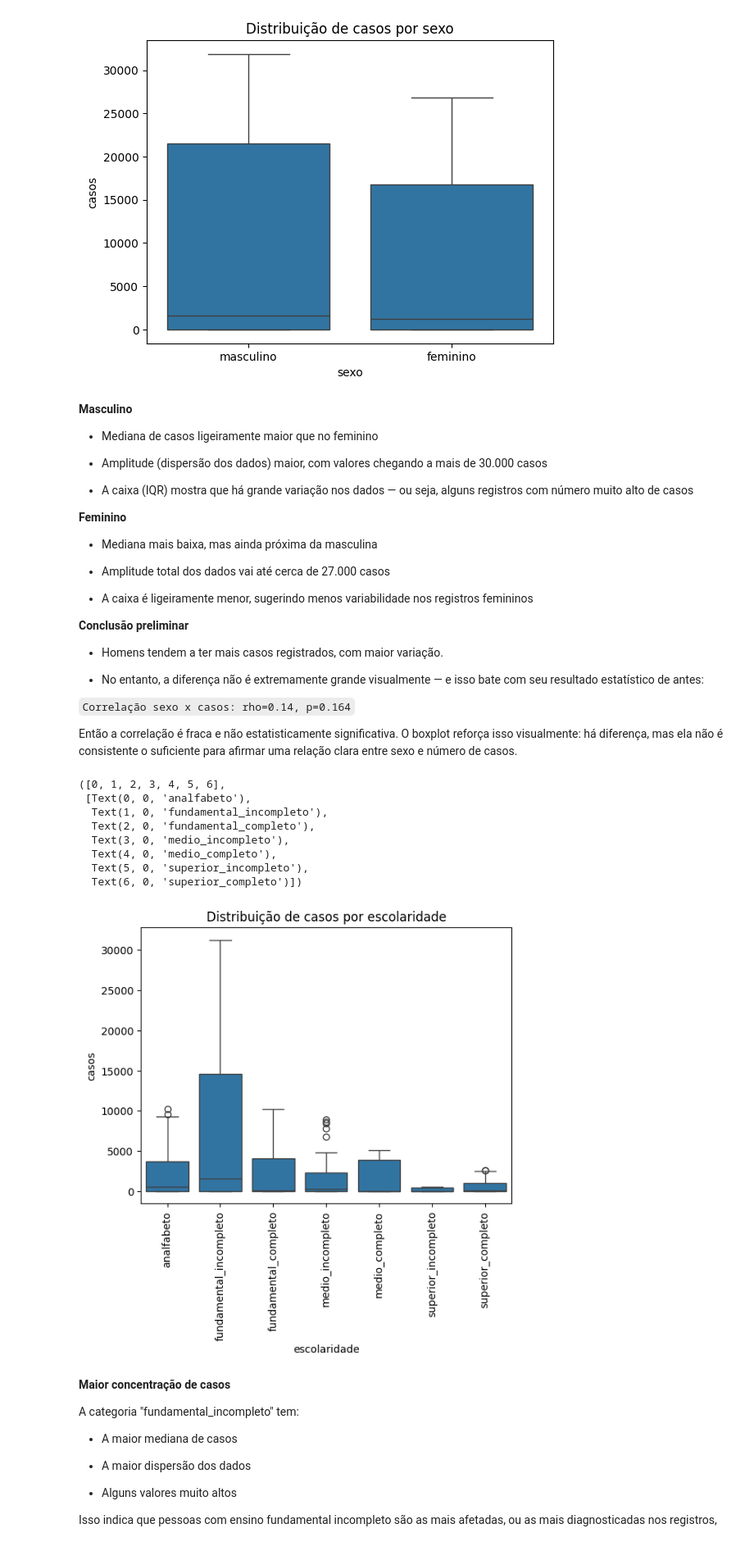
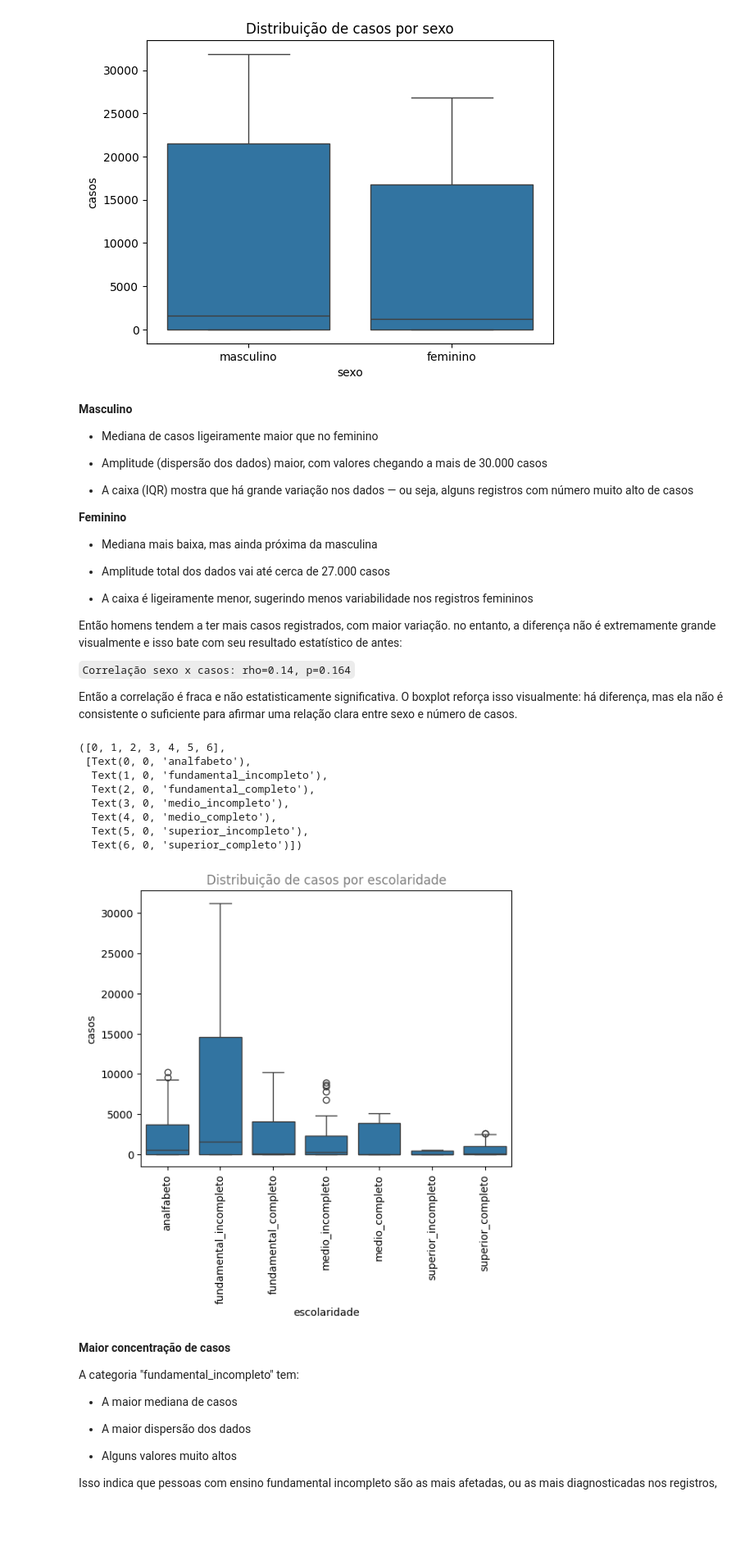
Before and after one commit to keyscarvalho/hanseniase_brasil, a Jupyter notebook: analises.ipynb, the cells around one changed output. Shown at 82% size. Drawn from its saved outputs; the diff is of its cells as text; code cells hidden in the pictures; blank space fills up the shorter version.

````diff
--- a/analises.ipynb
+++ b/analises.ipynb
@@ -693,29 +688,25 @@ Text(0.5, 1.0, 'Distribuição de casos por sexo')
 
 - A caixa é ligeiramente menor, sugerindo menos variabilidade nos registros femininos
 
-**Conclusão preliminar**
-
-- Homens tendem a ter mais casos registrados, com maior variação.
-
-- No entanto, a diferença não é extremamente grande visualmente — e isso bate com seu resultado estatístico de antes:
+Então homens tendem a ter mais casos registrados, com maior variação. no entanto, a diferença não é extremamente grande visualmente e isso bate com seu resultado estatístico de antes:
 
 ```Correlação sexo x casos: rho=0.14, p=0.164```
 
 Então a correlação é fraca e não estatisticamente significativa. O boxplot reforça isso visualmente: há diferença, mas ela não é consistente o suficiente para afirmar uma relação clara entre sexo e número de casos.
 # %%
 sns.boxplot(data=df_escolaridade, x='escolaridade', y='casos')
-plt.title("Distribuição de casos por escolaridade")
+plt.title("Distribuição de casos por escolaridade", color='grey')
 plt.xticks(rotation=90)
 # %% [output]
 ([0, 1, 2, 3, 4, 5, 6],
  [Text(0, 0, 'analfabeto'),
   Text(1, 0, 'fundamental_incompleto'),
   Text(2, 0, 'fundamental_completo'),
   Text(3, 0, 'medio_incompleto'),
   Text(4, 0, 'medio_completo'),
   Text(5, 0, 'superior_incompleto'),
   Text(6, 0, 'superior_completo')])
-[figure, old version]
+[figure, new version]
 # %% [markdown]
 **Maior concentração de casos**
 
````
Also changed, not shown: parts of 2 cells of this notebook.
